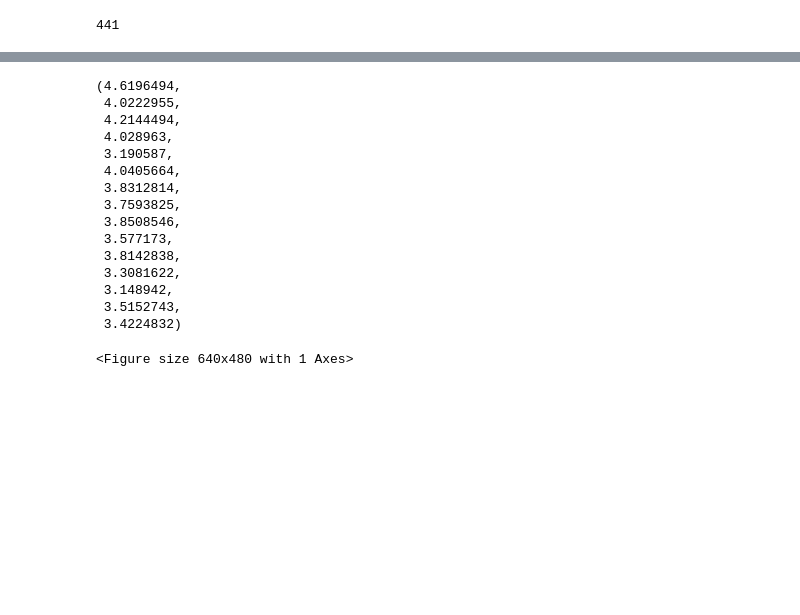
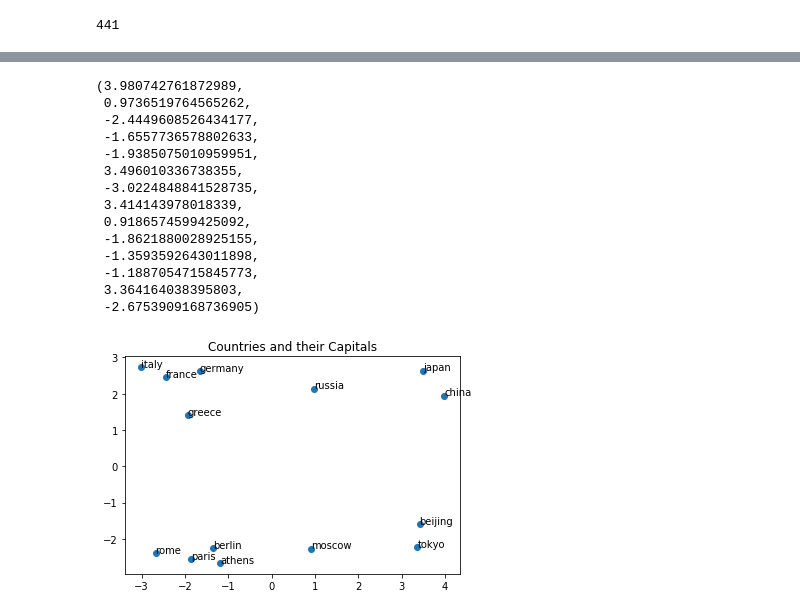
Before and after one commit to sul-cidr/dh2018-word-vector-workshops, a Jupyter notebook: part2.ipynb, the cells around one changed output, grey strips where cells are left out. Drawn from its saved outputs; the diff is of its cells as text; code cells hidden in the pictures; blank space fills up the shorter version.

```diff
--- a/part2.ipynb
+++ b/part2.ipynb
@@ -445,8 +464,8 @@ countries = ["china", "russia", "france", "germany","greece","japan","italy"]
 # %%
 capitals = ["beijing","moscow","paris","berlin","athens","tokyo","rome"]
 # %%
-xy_coords = []
+X = []
 
 for loc in countries+capitals:
     index = glove_model.index2word.index(loc)
-    xy_coords.append(X[index])
+    X.append(glove_matrix[index])
@@ -455,25 +472,35 @@ loc_x, loc_y = zip(*xy_coords)
+# %%
+pca = PCA(n_components=2)
+xy_coords = pca.fit_transform(X)
+loc_x, loc_y = zip(*xy_coords)
 # %%
 loc_x
 # %% [output]
-(4.6196494,
- 4.0222955,
- 4.2144494,
- 4.028963,
- 3.190587,
- 4.0405664,
- 3.8312814,
- 3.7593825,
- 3.8508546,
- 3.577173,
- 3.8142838,
- 3.3081622,
- 3.148942,
- 3.5152743,
- 3.4224832)
+(3.980742761872989,
+ 0.9736519764565262,
+ -2.4449608526434177,
+ -1.6557736578802633,
+ -1.9385075010959951,
+ 3.496010336738355,
+ -3.0224848841528735,
+ 3.414143978018339,
+ 0.9186574599425092,
+ -1.8621880028925155,
+ -1.3593592643011898,
+ -1.1887054715845773,
+ 3.364164038395803,
+ -2.6753909168736905)
 # %%
 import matplotlib.pyplot as plt
-plt.scatter(loc_x,loc_y)
+%matplotlib inline
+
+fig, ax = plt.subplots()
+ax.scatter(loc_x, loc_y)
+
+for _, location in enumerate(countries+capitals):
+    ax.annotate(location, (loc_x[_],loc_y[_]))
+
 plt.title("Countries and their Capitals")
 plt.show()
 # %% [output]
-<Figure size 640x480 with 1 Axes>
+[figure, added]
```
Also changed, not shown: parts of 18 cells of this notebook.
